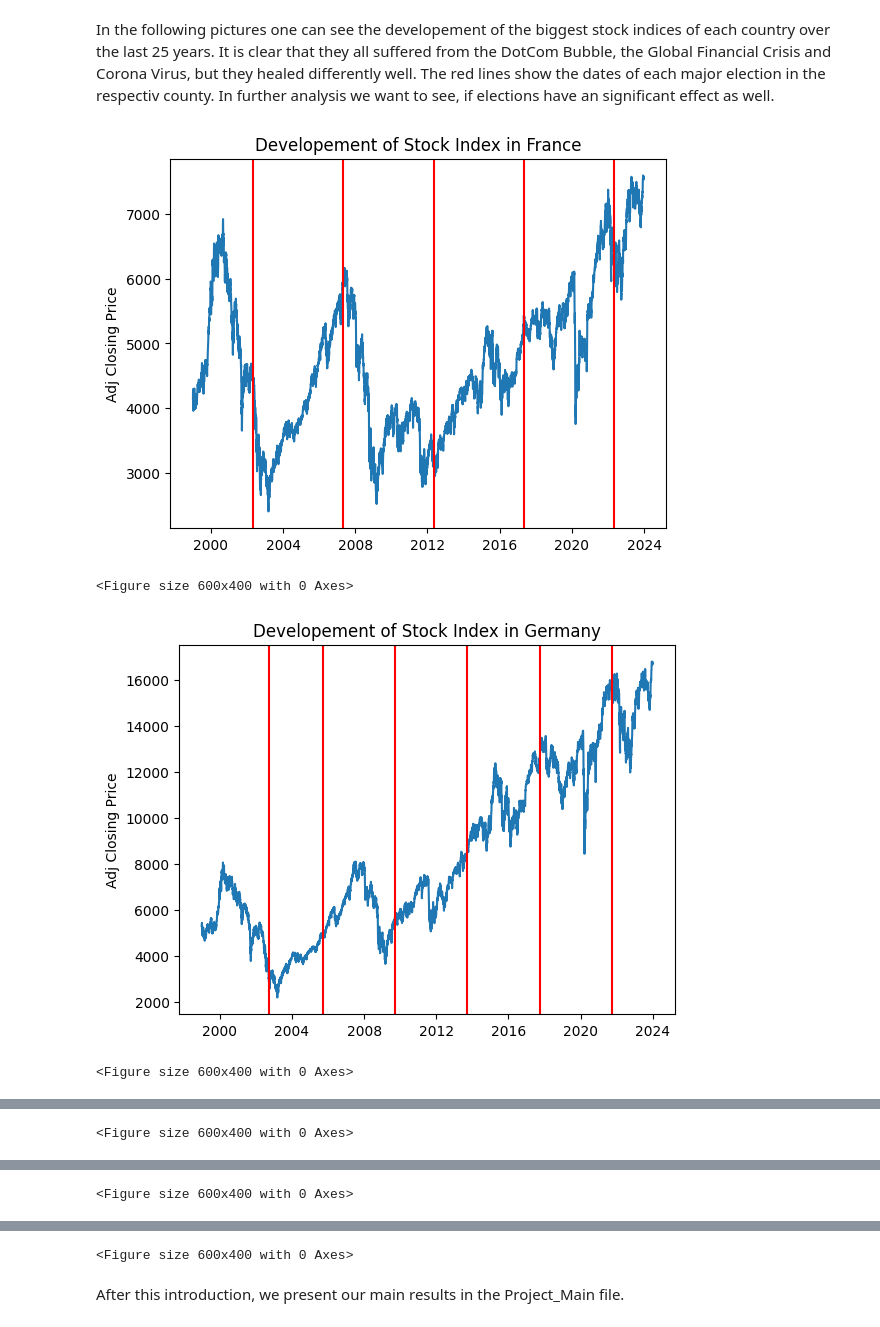
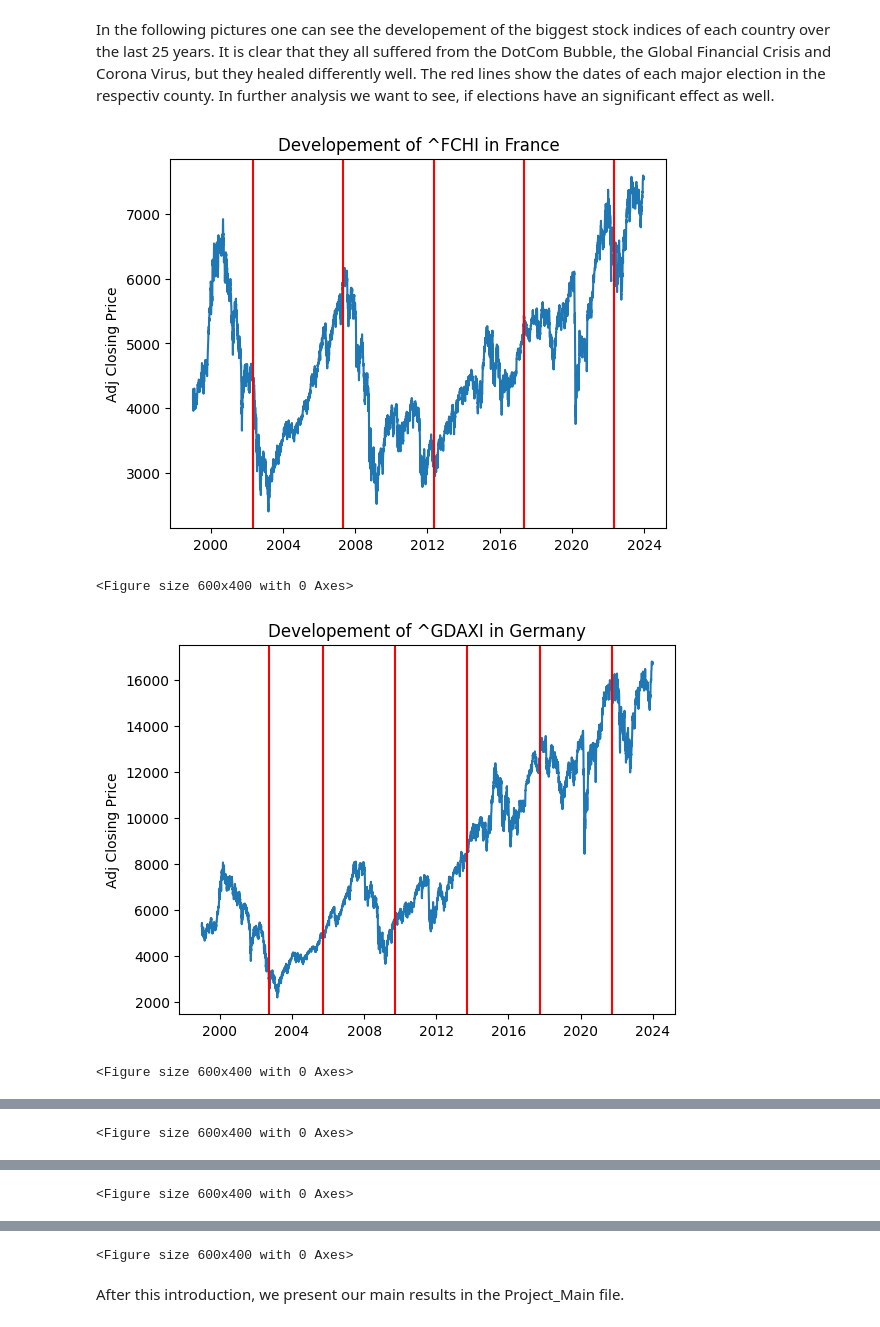
Before and after one commit to RafaelMeiri/Elections_Project, a Jupyter notebook: Introduction.ipynb, the cells around one changed output, grey strips where cells are left out. Cells and saved outputs as stored; diff of their text form; code cells hidden in the pictures.

```diff
--- a/Introduction.ipynb
+++ b/Introduction.ipynb
@@ -141,20 +141,20 @@ In the following pictures one can see the developement of the biggest stock indi
 # %%
 grouped_data = stock_data.groupby('Country')
 specific_dates = elec_data.groupby('Country')['Date'].unique().apply(list).to_dict()
 
 # plot line charts of the stock markets for each country
 for country, country_data in grouped_data:
     plt.plot(country_data['Date'], country_data['Adj Close'])
     # add vertical line for the elections in each country
     if country in specific_dates:
         for date in specific_dates[country]:
             plt.axvline(x=pd.to_datetime(date), color='red')
     plt.ylabel('Adj Closing Price')
-    plt.title(f'Developement of Stock Index in {country}')
+    plt.title(f'Developement of {country_data['Index'].iloc[0]} in {country}')
     plt.figure(figsize=(6, 4))
     plt.show()
 # %% [output]
-[figure, old version]
+[figure, new version]
 <Figure size 600x400 with 0 Axes>
-[figure, old version]
+[figure, new version]
 <Figure size 600x400 with 0 Axes>
```
Also changed, not shown: parts of 1 cell of this notebook.
